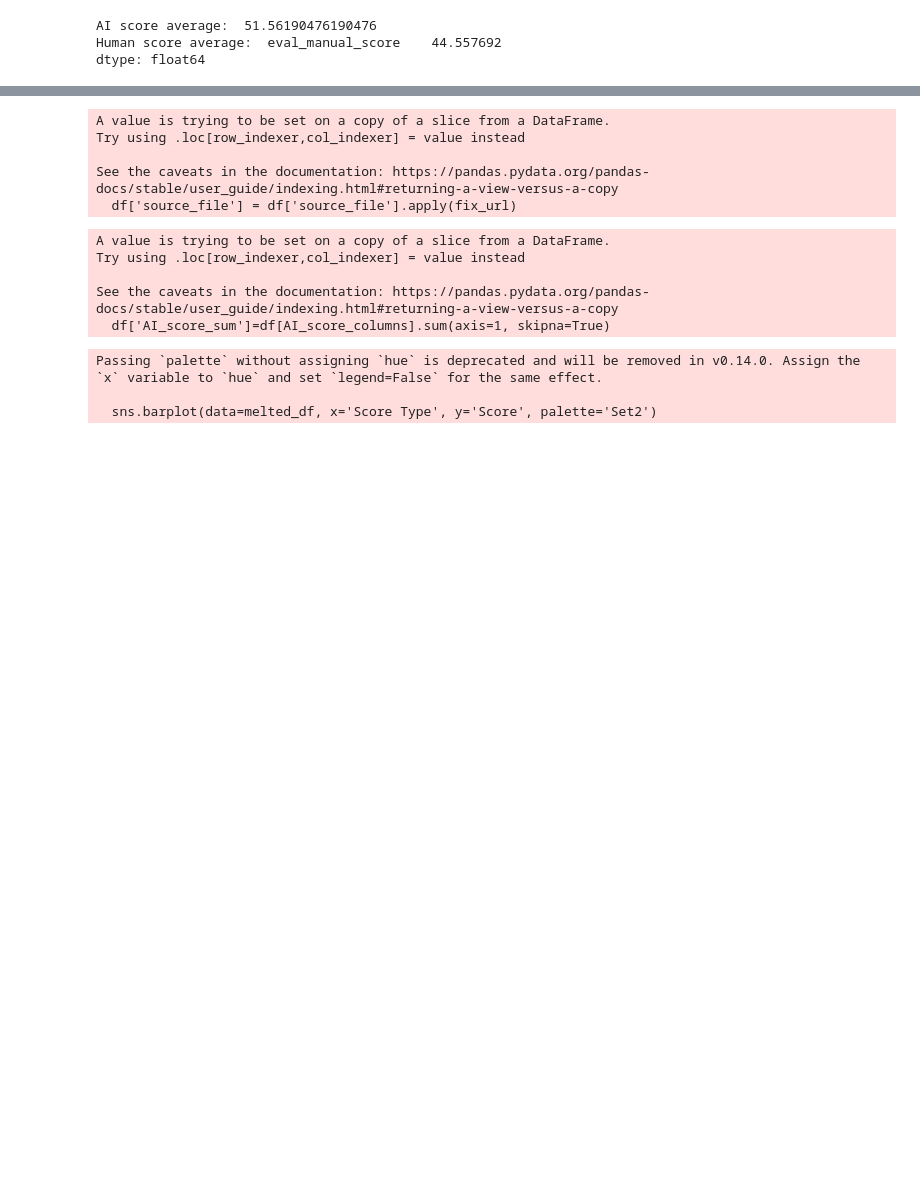
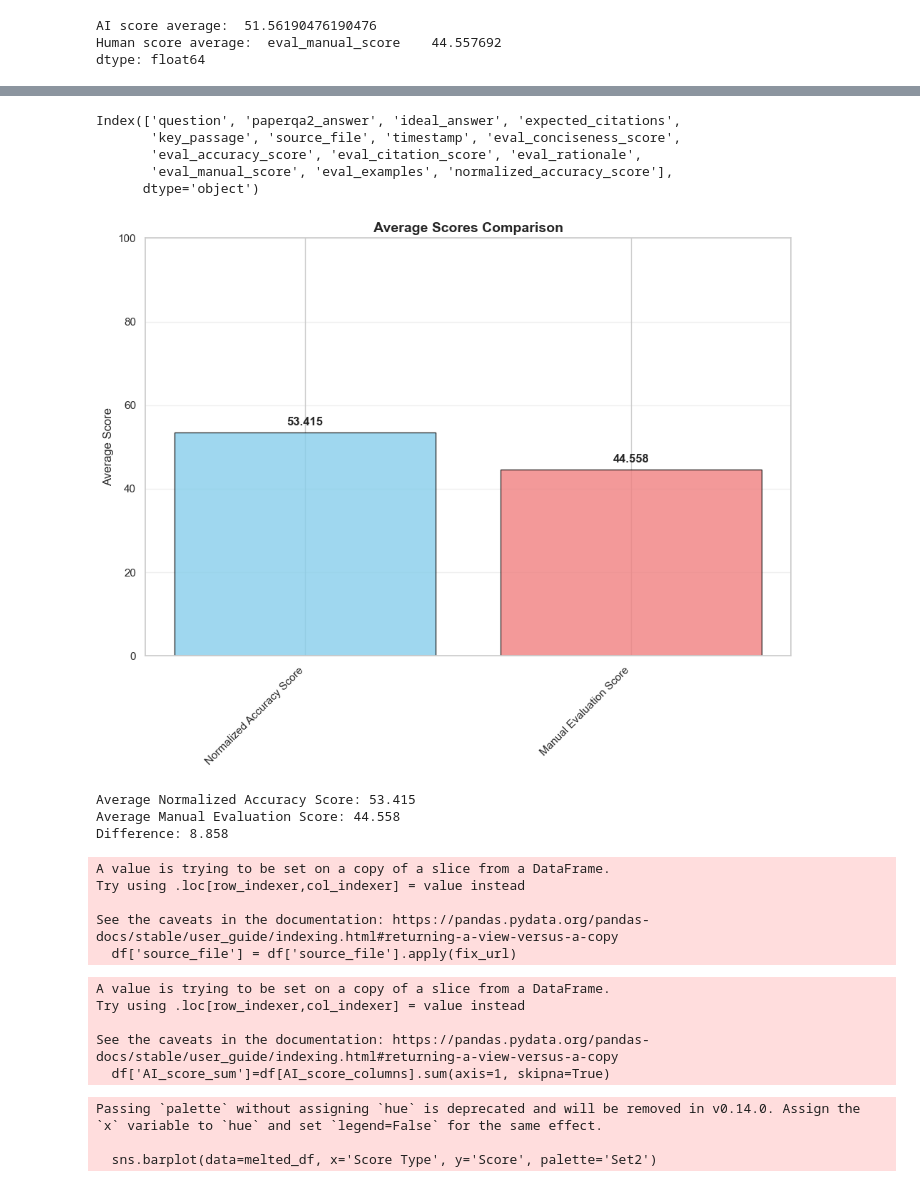
Before and after one commit to AprilQx/Paperqa, a Jupyter notebook: notebooks/cosmo_eval.ipynb, the cells around one changed output, grey strips where cells are left out. Drawn from its saved outputs; the diff is of its cells as text; code cells hidden in the pictures; blank space fills up the shorter version.

```diff
--- a/notebooks/cosmo_eval.ipynb
+++ b/notebooks/cosmo_eval.ipynb
@@ -119,5 +119,3 @@ def display_dataframe_info(df):
 
     print("\nMissing values:")
     print(df.isnull().sum())
-# %%
-df = load_json_files_to_dataframe()
@@ -312,3 +276,7 @@ print("Human score average: ", df[human_score_columns].mean())
 AI score average:  51.56190476190476
 Human score average:  eval_manual_score    44.557692
 dtype: float64
+# %%
+#normalized_accuracy_score
+df['normalized_accuracy_score'] = df['eval_accuracy_score'].apply(lambda x: x* (10/7))
+df['normalized_accuracy_score'] = df['normalized_accuracy_score'].round(2)
@@ -314,0 +294,8 @@ dtype: float64
+# %%
+df.columns
+# %% [output]
+Index(['question', 'paperqa2_answer', 'ideal_answer', 'expected_citations',
+       'key_passage', 'source_file', 'timestamp', 'eval_conciseness_score',
+       'eval_accuracy_score', 'eval_citation_score', 'eval_rationale',
+       'eval_manual_score', 'eval_examples', 'normalized_accuracy_score'],
+      dtype='object')
@@ -315,3 +356,10 @@ dtype: float64
+# %%
+plot_average_scores(df)
+# %% [output]
+[figure, added]
+Average Normalized Accuracy Score: 53.415
+Average Manual Evaluation Score: 44.558
+Difference: 8.858
 # %%
 # Function to fix individual URLs
 def fix_url(url):
```
Also changed, not shown: parts of 7 cells of this notebook, 8 other files.
